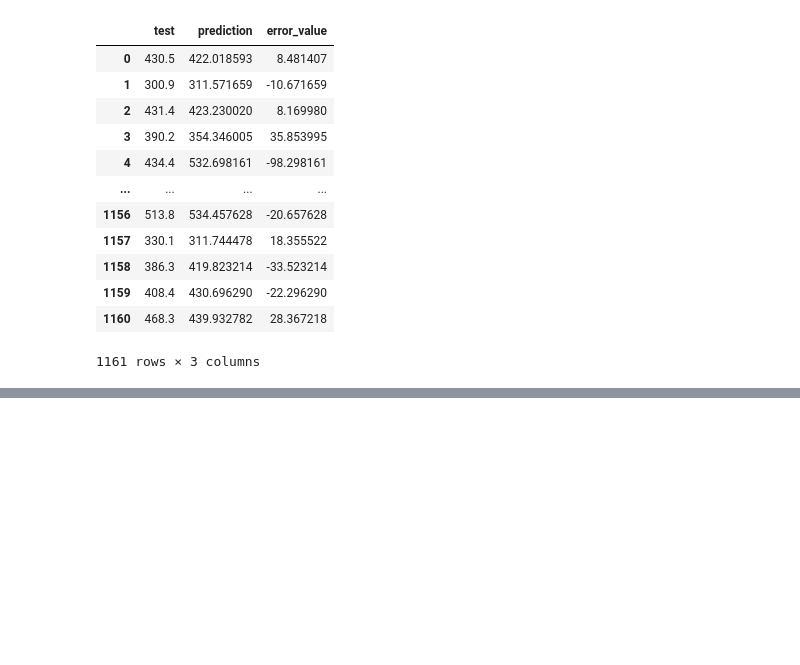
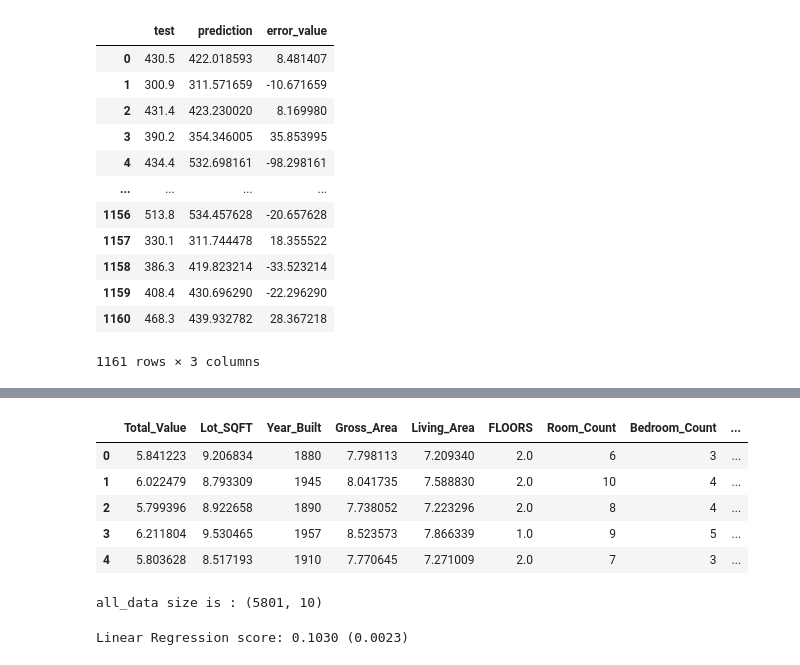
Before and after one commit to jdavis-EliLilly/Data_Science, a Jupyter notebook: Housing_Price_Predictions/Module_2_Analysis.ipynb, the cells around one changed output, grey strips where cells are left out. Drawn from its saved outputs; the diff is of its cells as text; code cells hidden in the pictures; blank space fills up the shorter version.

```diff
--- a/Housing_Price_Predictions/Module_2_Analysis.ipynb
+++ b/Housing_Price_Predictions/Module_2_Analysis.ipynb
@@ -611,0 +707,17 @@ test_to_prediction_df
+# %%
+'''
+Bedrooms had a negative coeff last time
+let's try to fix it
+
+I think we should create a
+var that is 'an Extra room' or 'Non Bed room room'
+
+Rooms - Bed room (office, family/ living room, etc)
+'''
+# %% [output]
+|  | Total_Value | Lot_SQFT | Year_Built | Gross_Area | Living_Area | FLOORS | Room_Count | Bedroom_Count | ... |
+| 0 | 5.841223 | 9.206834 | 1880 | 7.798113 | 7.209340 | 2.0 | 6 | 3 | ... |
+| 1 | 6.022479 | 8.793309 | 1945 | 8.041735 | 7.588830 | 2.0 | 10 | 4 | ... |
+| 2 | 5.799396 | 8.922658 | 1890 | 7.738052 | 7.223296 | 2.0 | 8 | 4 | ... |
+| 3 | 6.211804 | 9.530465 | 1957 | 8.523573 | 7.866339 | 1.0 | 9 | 5 | ... |
+| 4 | 5.803628 | 8.517193 | 1910 | 7.770645 | 7.271009 | 2.0 | 7 | 3 | ... |
@@ -611,0 +728,21 @@ test_to_prediction_df
+# %%
+#Split dataframe into train and test
+train, test = train_test_split(df_train, test_size=0.2)
+
+ntrain = train.shape[0]
+ntest = test.shape[0]
+y_train = train.Total_Value.values
+y_test = np.expm1(test.Total_Value.values)
+all_data = pd.concat((train, test)).reset_index(drop=True)
+all_data.drop(['Total_Value'], axis=1, inplace=True)
+print("all_data size is : {}".format(all_data.shape))
+
+train = all_data[:ntrain]
+test = all_data[ntrain:]
+# %% [output]
+all_data size is : (5801, 10)
+# %%
+score = rmsle_cv(lin_reg)
+print("\nLinear Regression score: {:.4f} ({:.4f})\n".format(score.mean(), score.std()))
+# %% [output]
+Linear Regression score: 0.1030 (0.0023)
```
Also changed, not shown: parts of 25 cells of this notebook.
